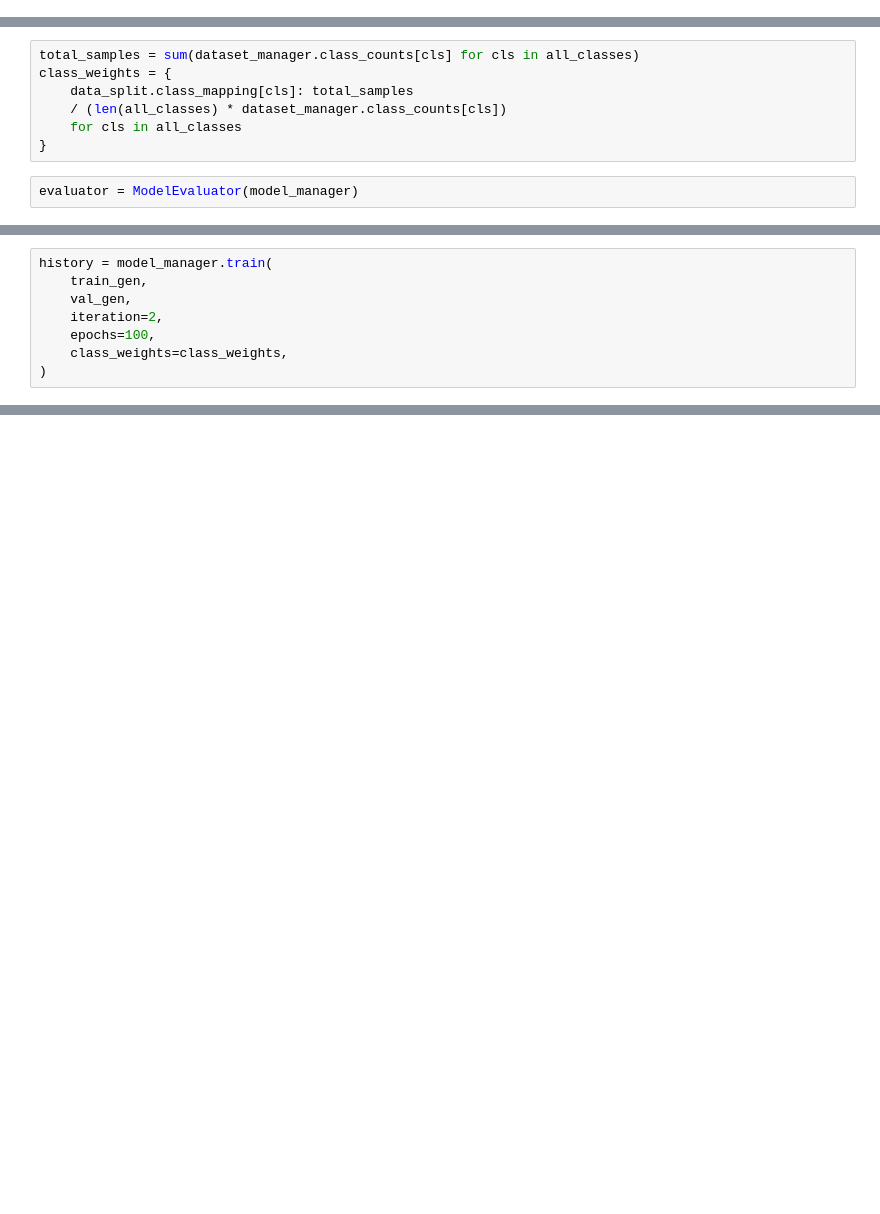
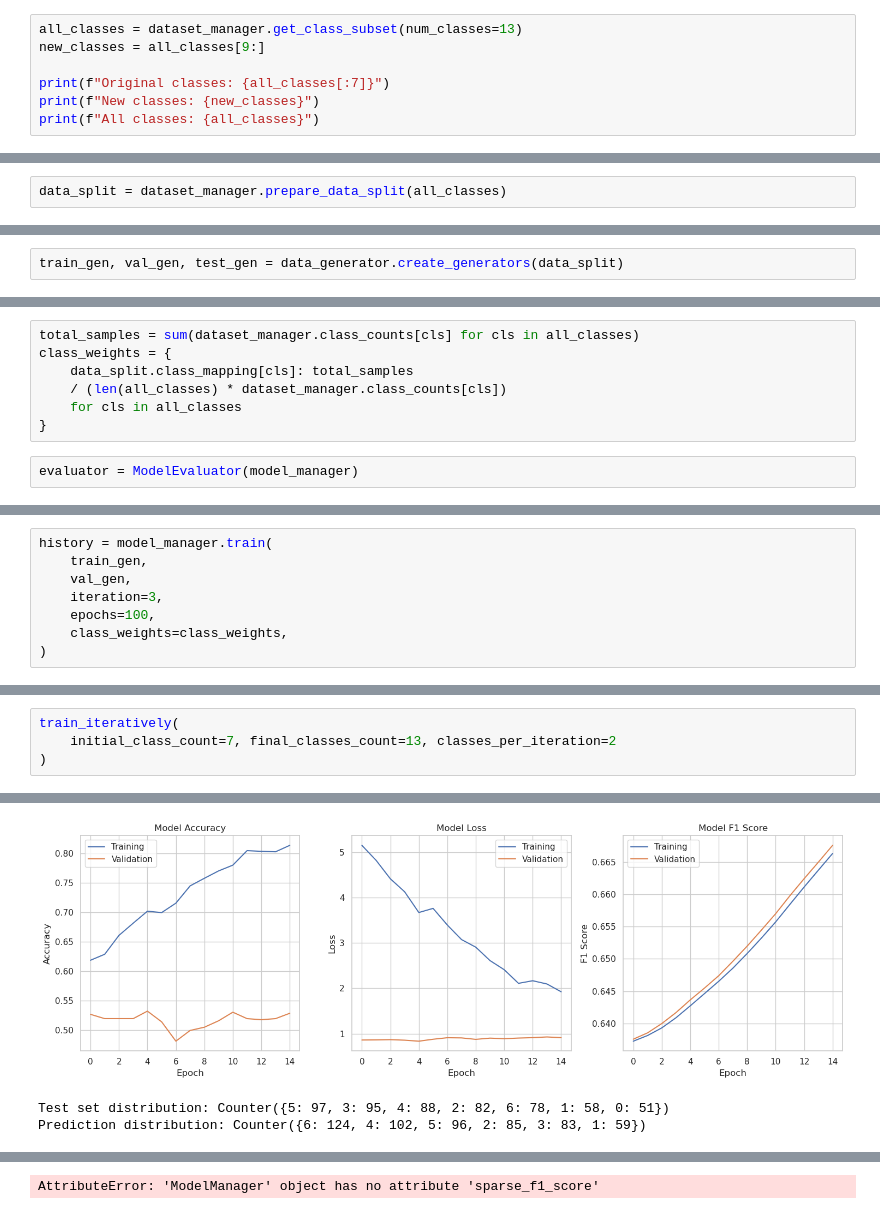
Before and after one commit to salgue441/Cow-project, a Jupyter notebook: notebooks/research/day_classifier/incremental-classifier.ipynb, the cells around one changed output, grey strips where cells are left out. Saved outputs shown, nothing was run; the diff lists cells and outputs as text; blank space fills up the shorter version.

```diff
--- a/notebooks/research/day_classifier/incremental-classifier.ipynb
+++ b/notebooks/research/day_classifier/incremental-classifier.ipynb
@@ -892,0 +1016,7 @@ train_gen, val_gen, test_gen = data_generator.create_generators(data_split)
+# %%
+all_classes = dataset_manager.get_class_subset(num_classes=13)
+new_classes = all_classes[9:]
+
+print(f"Original classes: {all_classes[:7]}")
+print(f"New classes: {new_classes}")
+print(f"All classes: {all_classes}")
@@ -892,0 +1027,2 @@ train_gen, val_gen, test_gen = data_generator.create_generators(data_split)
+# %%
+data_split = dataset_manager.prepare_data_split(all_classes)
@@ -892,0 +1044,2 @@ train_gen, val_gen, test_gen = data_generator.create_generators(data_split)
+# %%
+train_gen, val_gen, test_gen = data_generator.create_generators(data_split)
@@ -908,7 +1073,7 @@ model_manager.prepare_next_iteration(
 history = model_manager.train(
     train_gen,
     val_gen,
-    iteration=2,
+    iteration=3,
     epochs=100,
     class_weights=class_weights,
 )
@@ -933,0 +1195,5 @@ evaluator.print_classification_report(iteration=2)
+# %%
+train_iteratively(
+    initial_class_count=7, final_classes_count=13, classes_per_iteration=2
+)
+# %% [output]
@@ -933,0 +1235,3 @@ evaluator.print_classification_report(iteration=2)
+[figure, added]
+Test set distribution: Counter({5: 97, 3: 95, 4: 88, 2: 82, 6: 78, 1: 58, 0: 51})
+Prediction distribution: Counter({6: 124, 4: 102, 5: 96, 2: 85, 3: 83, 1: 59})
@@ -933,0 +1272 @@ evaluator.print_classification_report(iteration=2)
+AttributeError: 'ModelManager' object has no attribute 'sparse_f1_score'
```
Also changed, not shown: parts of 42 cells of this notebook, 18 other files.
